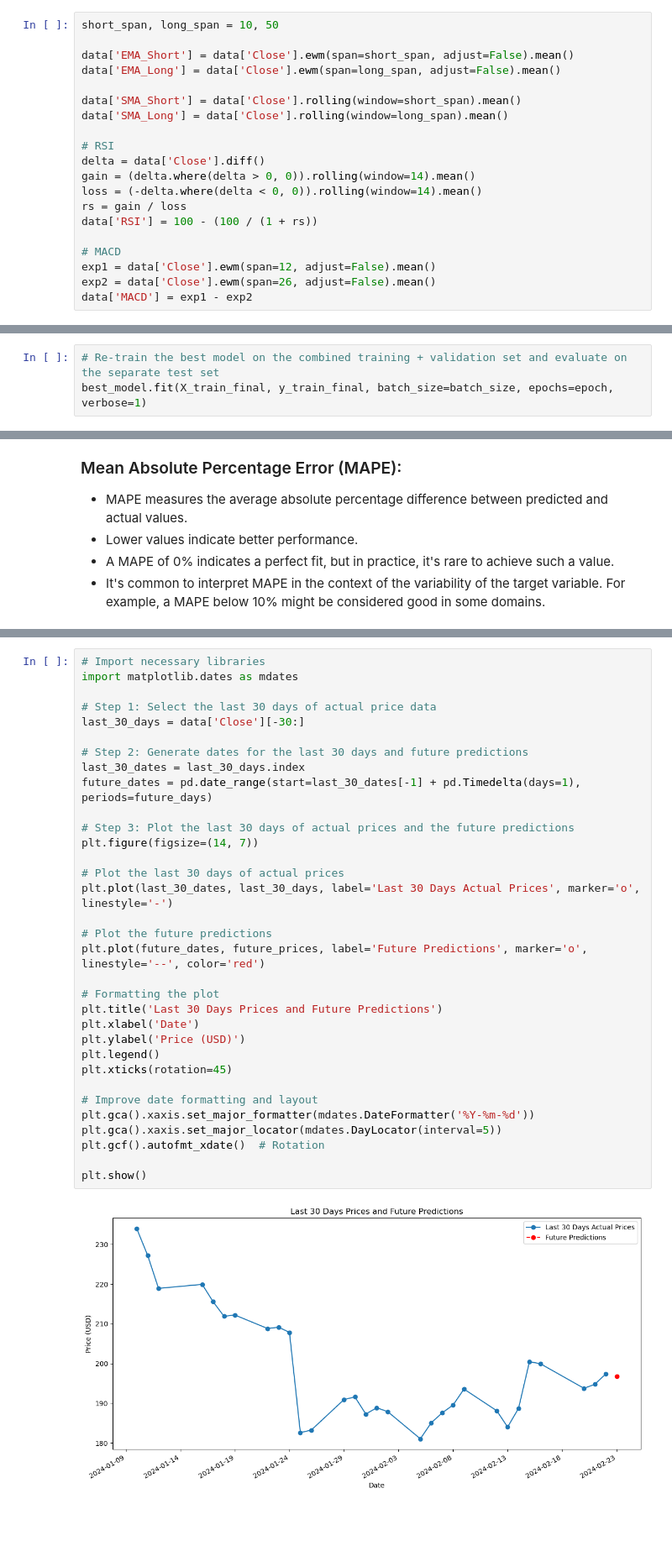
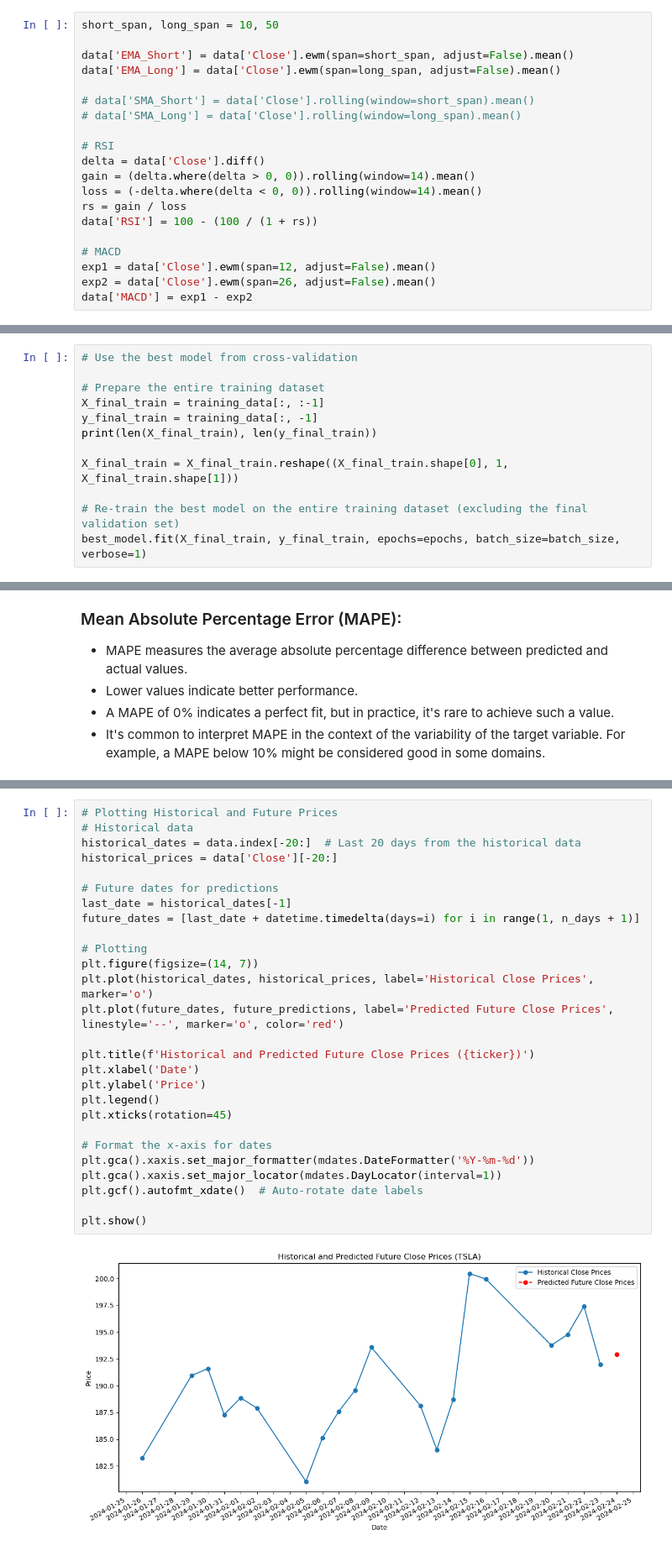
Before and after one commit to Jason-Wuuuu/stock_price_prediction, a Jupyter notebook: stock_LSTM.ipynb, the cells around one changed output, grey strips where cells are left out. Shown at 84% size. Cells and saved outputs as stored; diff of their text form; blank space fills up the shorter version.

```diff
--- a/stock_LSTM.ipynb
+++ b/stock_LSTM.ipynb
@@ -111,8 +112,8 @@ short_span, long_span = 10, 50
 data['EMA_Short'] = data['Close'].ewm(span=short_span, adjust=False).mean()
 data['EMA_Long'] = data['Close'].ewm(span=long_span, adjust=False).mean()
 
-data['SMA_Short'] = data['Close'].rolling(window=short_span).mean()
-data['SMA_Long'] = data['Close'].rolling(window=long_span).mean()
+# data['SMA_Short'] = data['Close'].rolling(window=short_span).mean()
+# data['SMA_Long'] = data['Close'].rolling(window=long_span).mean()
 
 # RSI
 delta = data['Close'].diff()
@@ -319,3 +383,0 @@ plt.show()
-# %%
-# Re-train the best model on the combined training + validation set and evaluate on the separate test set
-best_model.fit(X_train_final, y_train_final, batch_size=batch_size, epochs=epoch, verbose=1)
@@ -340,0 +384,12 @@ Epoch 50/50
+# %%
+# Use the best model from cross-validation
+
+# Prepare the entire training dataset
+X_final_train = training_data[:, :-1]
+y_final_train = training_data[:, -1]
+print(len(X_final_train), len(y_final_train))
+
+X_final_train = X_final_train.reshape((X_final_train.shape[0], 1, X_final_train.shape[1]))
+
+# Re-train the best model on the entire training dataset (excluding the final validation set)
+best_model.fit(X_final_train, y_final_train, epochs=epochs, batch_size=batch_size, verbose=1)
@@ -465,35 +567,29 @@ array([196.7355], dtype=float32)
 # %%
-# Import necessary libraries
-import matplotlib.dates as mdates
+# Plotting Historical and Future Prices
+# Historical data
+historical_dates = data.index[-20:]  # Last 20 days from the historical data
+historical_prices = data['Close'][-20:]
 
-# Step 1: Select the last 30 days of actual price data
-last_30_days = data['Close'][-30:]
+# Future dates for predictions
+last_date = historical_dates[-1]
+future_dates = [last_date + datetime.timedelta(days=i) for i in range(1, n_days + 1)]
 
-# Step 2: Generate dates for the last 30 days and future predictions
-last_30_dates = last_30_days.index
-future_dates = pd.date_range(start=last_30_dates[-1] + pd.Timedelta(days=1), periods=future_days)
+# Plotting
+plt.figure(figsize=(14, 7))
+plt.plot(historical_dates, historical_prices, label='Historical Close Prices', marker='o')
+plt.plot(future_dates, future_predictions, label='Predicted Future Close Prices', linestyle='--', marker='o', color='red')
 
-# Step 3: Plot the last 30 days of actual prices and the future predictions
-plt.figure(figsize=(14, 7))
-
-# Plot the last 30 days of actual prices
-plt.plot(last_30_dates, last_30_days, label='Last 30 Days Actual Prices', marker='o', linestyle='-')
-
-# Plot the future predictions
-plt.plot(future_dates, future_prices, label='Future Predictions', marker='o', linestyle='--', color='red')
-
-# Formatting the plot
-plt.title('Last 30 Days Prices and Future Predictions')
+plt.title(f'Historical and Predicted Future Close Prices ({ticker})')
 plt.xlabel('Date')
-plt.ylabel('Price (USD)')
+plt.ylabel('Price')
 plt.legend()
 plt.xticks(rotation=45)
 
-# Improve date formatting and layout
+# Format the x-axis for dates
 plt.gca().xaxis.set_major_formatter(mdates.DateFormatter('%Y-%m-%d'))
-plt.gca().xaxis.set_major_locator(mdates.DayLocator(interval=5))
-plt.gcf().autofmt_xdate()  # Rotation
+plt.gca().xaxis.set_major_locator(mdates.DayLocator(interval=1))
+plt.gcf().autofmt_xdate()  # Auto-rotate date labels
 
 plt.show()
 # %% [output]
-[figure, old version]
+[figure, new version]
```
Also changed, not shown: parts of 27 cells of this notebook, 9 other files.
